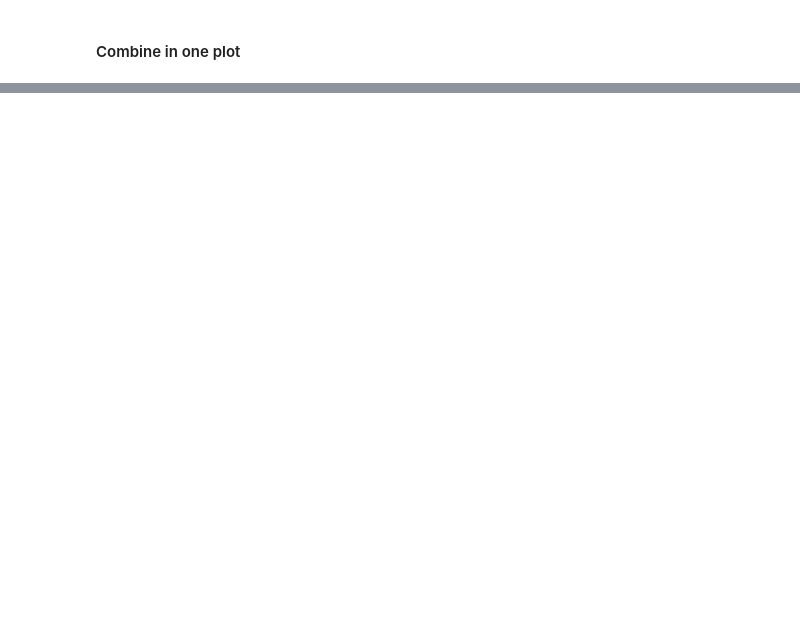
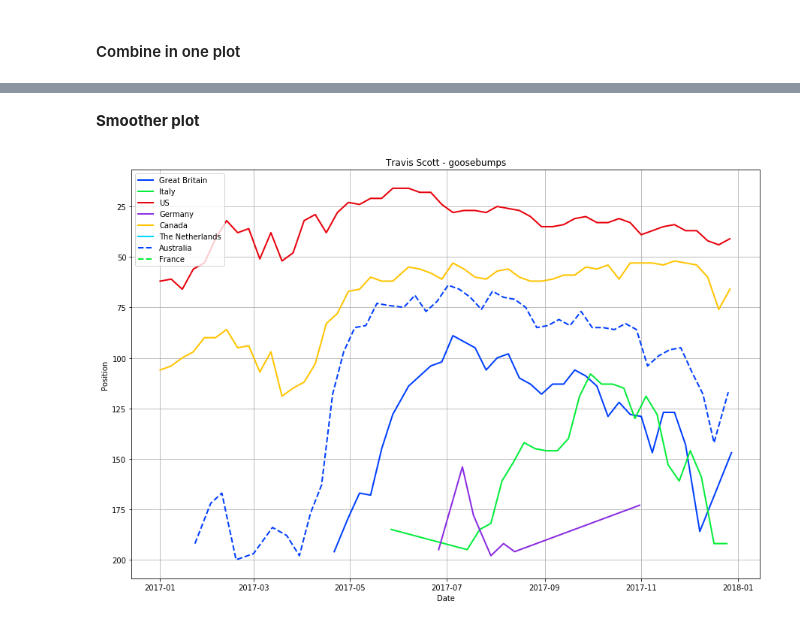
Before and after one commit to yhpf/Capstone-General_Assembly, a Jupyter notebook: 14_break_per_country.ipynb, the cells around one changed output, grey strips where cells are left out. Drawn from its saved outputs; the diff is of its cells as text; code cells hidden in the pictures; blank space fills up the shorter version.

```diff
--- a/14_break_per_country.ipynb
+++ b/14_break_per_country.ipynb
@@ -473,0 +514,23 @@ plt.grid()
+# %% [markdown]
+**Smoother plot**
+# %%
+fig, ax = plt.subplots(figsize=(15,10))
+
+ax.plot(gb_song2.iloc[::7], label='Great Britain', linewidth=2) # use iloc to only the every 7th day -> smoother line
+ax.plot(it_song2.iloc[::7], label='Italy', linewidth=2)
+ax.plot(us_song2.iloc[::7], label='US', linewidth=2)
+ax.plot(de_song2.iloc[::7], label='Germany', linewidth=2)
+ax.plot(ca_song2.iloc[::7], label='Canada', linewidth=2)
+ax.plot(nl_song2.iloc[::7], label='The Netherlands', linewidth=2)
+ax.plot(au_song2.iloc[::7], label='Australia', linestyle='--', linewidth=2)
+ax.plot(fr_song2.iloc[::7], label='France', linestyle='--', linewidth=2)
+
+plt.gca().invert_yaxis() # invert values on Y-axis
+
+plt.xlabel('Date');
+plt.ylabel('Position');
+plt.title('Travis Scott - goosebumps');
+plt.legend();
+plt.grid()
+# %% [output]
+[figure, added]
```
Also changed, not shown: parts of 31 cells of this notebook.
